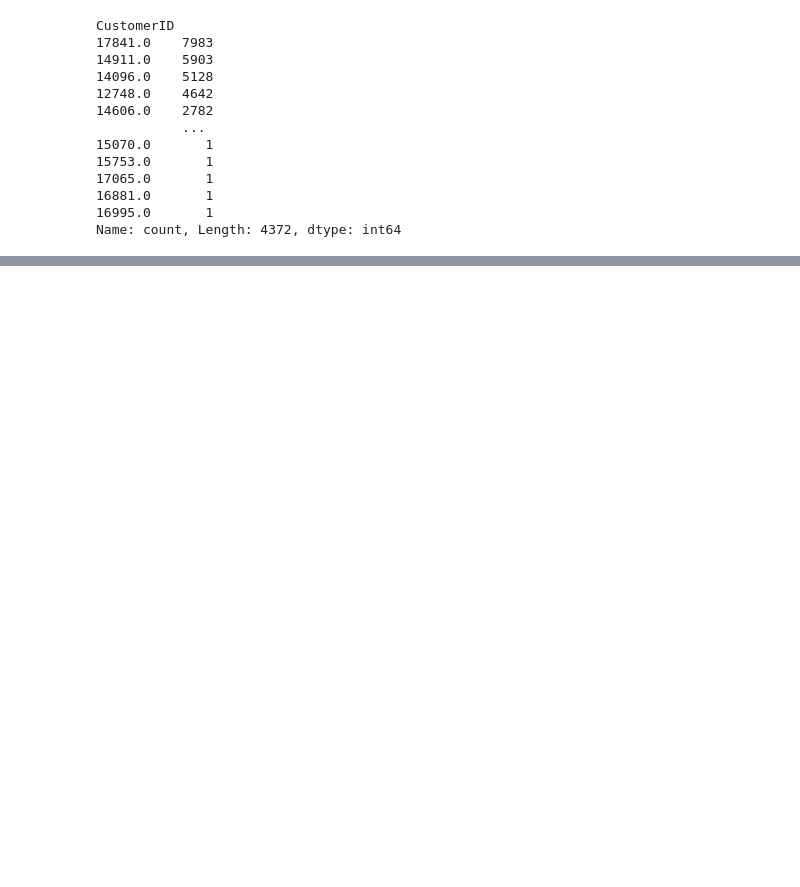
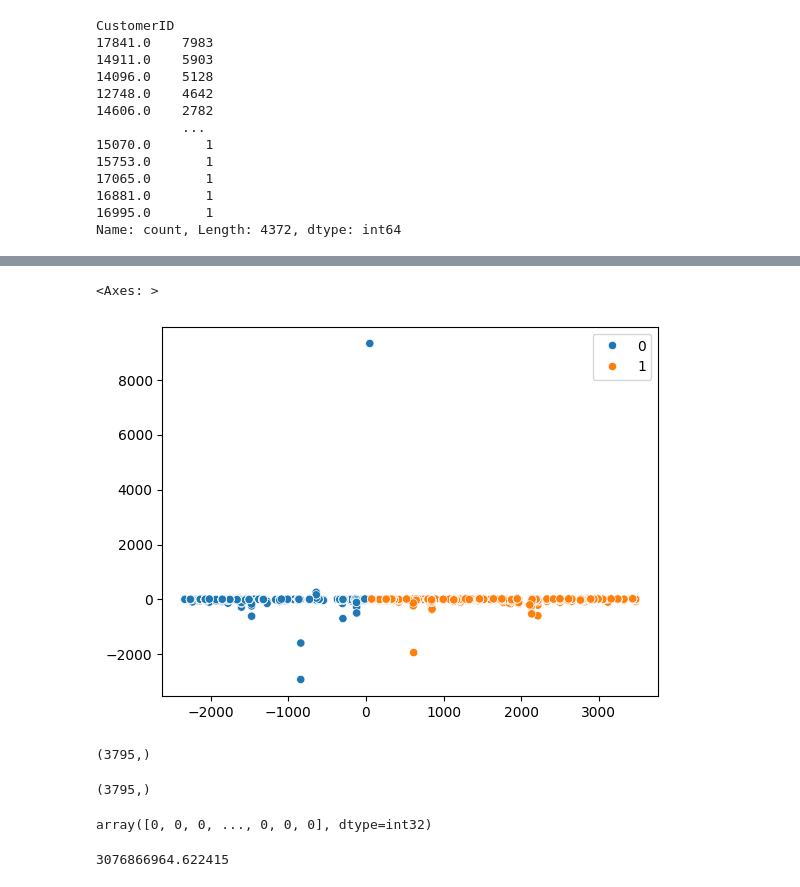
Before and after one commit to ABDULLAHHG/customer-segmentation, a Jupyter notebook: EDA.ipynb, the cells around one changed output, grey strips where cells are left out. Saved outputs shown, nothing was run; the diff lists cells and outputs as text; code cells hidden in the pictures; blank space fills up the shorter version.

Commit message:
add PCA and KMeans and extruct datetime features

```diff
--- a/EDA.ipynb
+++ b/EDA.ipynb
@@ -102,0 +181,4 @@ df
+# %%
+km = KMeans(2)
+# %%
+x = km.fit(new_data)
@@ -102,0 +189,2 @@ df
+# %%
+predict = x.predict(new_data)
@@ -102,0 +195,21 @@ df
+# %%
+sns.scatterplot(x = new_data[:,0] ,y = new_data[:,1] , hue = predict)
+# %% [output]
+<Axes: >
+[figure, added]
+# %%
+new_data[:,0].shape
+# %% [output]
+(3795,)
+# %%
+predict.shape
+# %% [output]
+(3795,)
+# %%
+predict
+# %% [output]
+array([0, 0, 0, ..., 0, 0, 0], dtype=int32)
+# %%
+km.inertia_
+# %% [output]
+3076866964.622415
```
Also changed, not shown: parts of 27 cells of this notebook.
